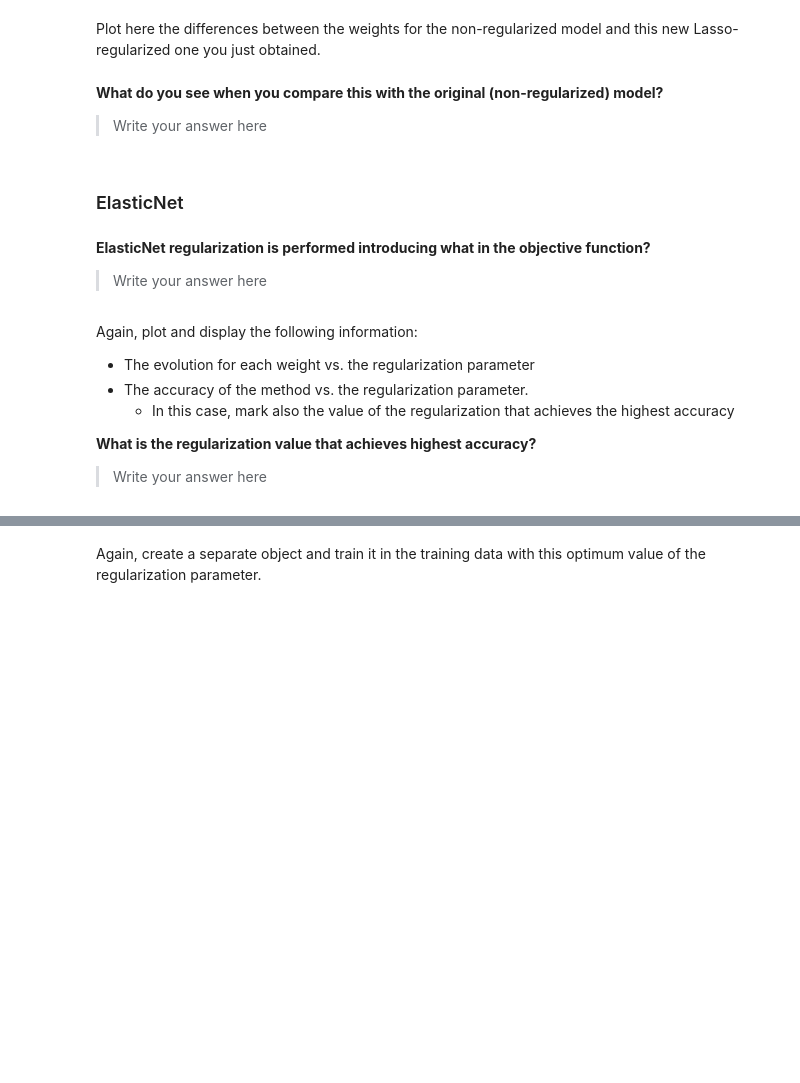
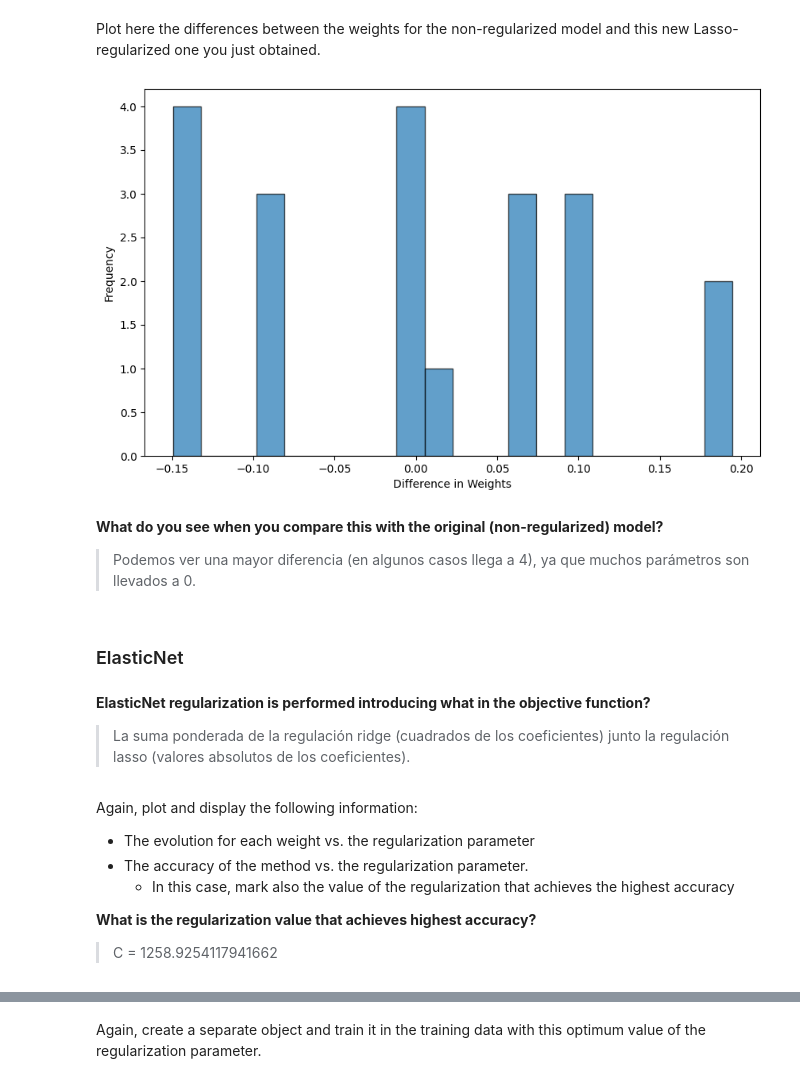
Before and after one commit to ICAI-IMAT-ML/p2-5-juanmoraga05, a Jupyter notebook: notebook/Lab2_5_LogisticRegression_and_regularization.ipynb, the cells around one changed output, grey strips where cells are left out. Saved outputs shown, nothing was run; the diff lists cells and outputs as text; code cells hidden in the pictures; blank space fills up the shorter version.

```diff
--- a/notebook/Lab2_5_LogisticRegression_and_regularization.ipynb
+++ b/notebook/Lab2_5_LogisticRegression_and_regularization.ipynb
@@ -453,16 +466,26 @@ classification_report(None, None, 1)
 # %% [markdown]
 Plot here the differences between the weights for the non-regularized model and this new Lasso-regularized one you just obtained.
 # %%
-# TODO: Plot an histogram containing the differences between the parameter values for both models
+# Plot an histogram containing the differences between the parameter values for both models
+weights = LogReg.weights - LogReg_optimum_C_Lasso.weights
+
+# Plotting the histogram
+plt.figure(figsize=(10, 6))
+plt.hist(weights, bins=20, edgecolor='black', alpha=0.7)
+plt.xlabel('Difference in Weights')
+plt.ylabel('Frequency')
+plt.show()
+# %% [output]
+[figure, added]
 # %% [markdown]
 **What do you see when you compare this with the original (non-regularized) model?**
 
-> Write your answer here
+> Podemos ver una mayor diferencia (en algunos casos llega a 4), ya que muchos parámetros son llevados a 0.
 # %% [markdown]
 ### ElasticNet
 # %% [markdown]
 **ElasticNet regularization is performed introducing what in the objective function?**
 
-> Write your answer here
+> La suma ponderada de la regulación ridge (cuadrados de los coeficientes) junto la regulación lasso (valores absolutos de los coeficientes).
 # %%
 # We will perform regularization for different values of the regularization parameter
@@ -480,7 +503,7 @@ Again, plot and display the following information:
     - In this case, mark also the value of the regularization that achieves the highest accuracy
 
 **What is the regularization value that achieves highest accuracy?**
-> Write your answer here
+> C = 1258.9254117941662
 # %%
 # Assuming the LogisticRegressor class and dataset are prepared
 for C in C_values:
```
Also changed, not shown: parts of 19 cells of this notebook.
